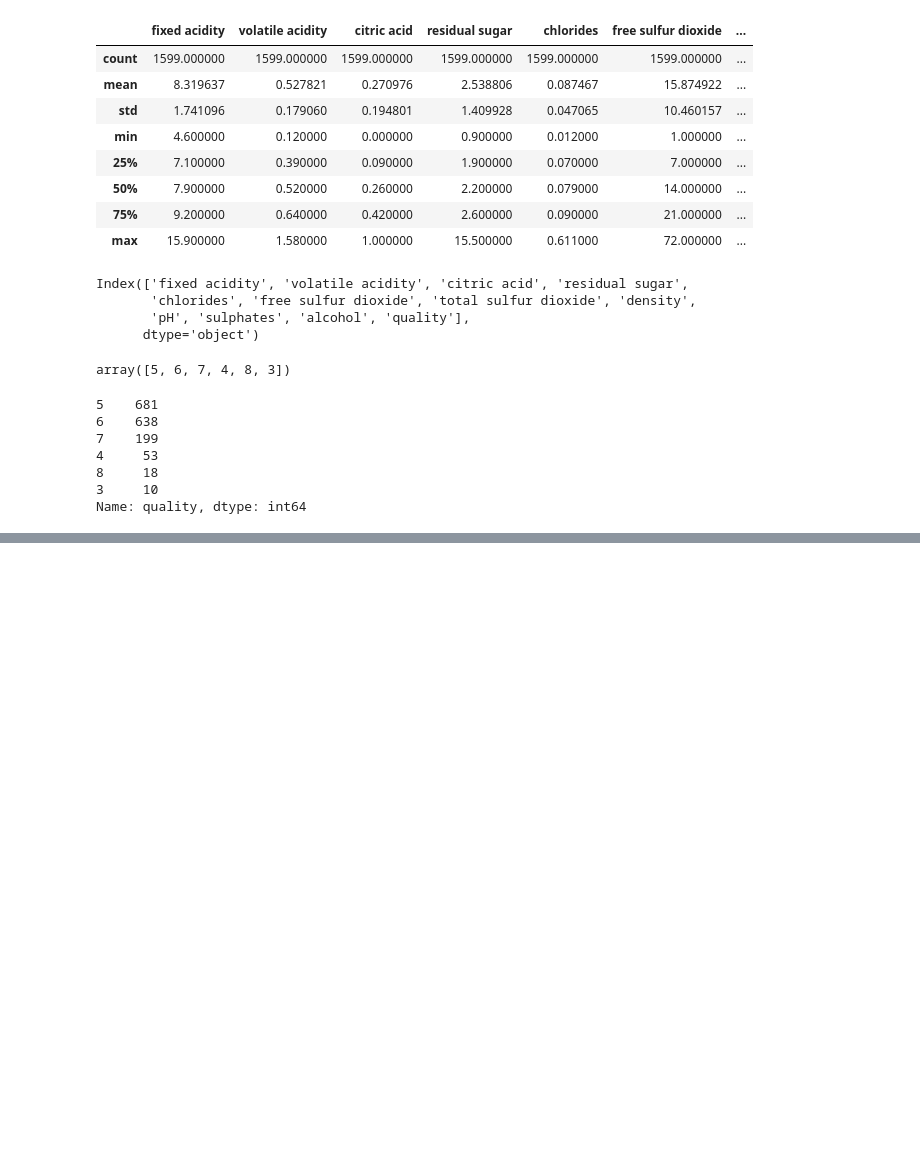
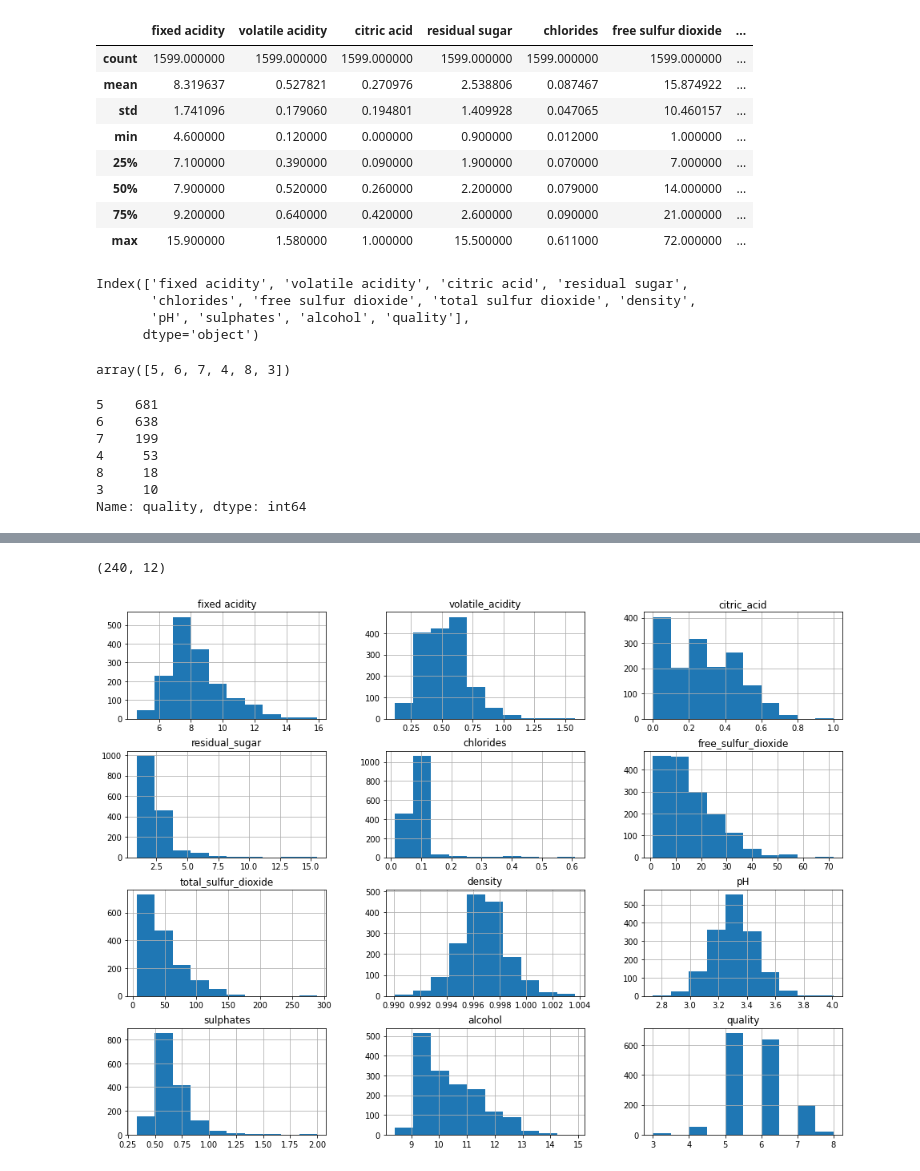
Before and after one commit to nadinejackson1/AI-Planet-Exploratory-Data-Analysis, a Jupyter notebook: Wine_Quality_Exploratory_Data_Analysis.ipynb, the cells around one changed output, grey strips where cells are left out. Cells and saved outputs as stored; diff of their text form; code cells hidden in the pictures; blank space fills up the shorter version.

```diff
--- a/Wine_Quality_Exploratory_Data_Analysis.ipynb
+++ b/Wine_Quality_Exploratory_Data_Analysis.ipynb
@@ -81,0 +120,5 @@ red_wine_data.rename(columns={'fixed acidit': 'fixed_acidity', 'citric acid': 'c
+# %%
+duplicate_entries = red_wine_data[red_wine_data.duplicated()]
+duplicate_entries.shape
+# %% [output]
+(240, 12)
@@ -81,0 +134,5 @@ red_wine_data.rename(columns={'fixed acidit': 'fixed_acidity', 'citric acid': 'c
+# %%
+red_wine_data.hist(bins=10, figsize=(16,12))
+plt.show()
+# %% [output]
+[figure, added]
```
Also changed, not shown: parts of 5 cells of this notebook.
